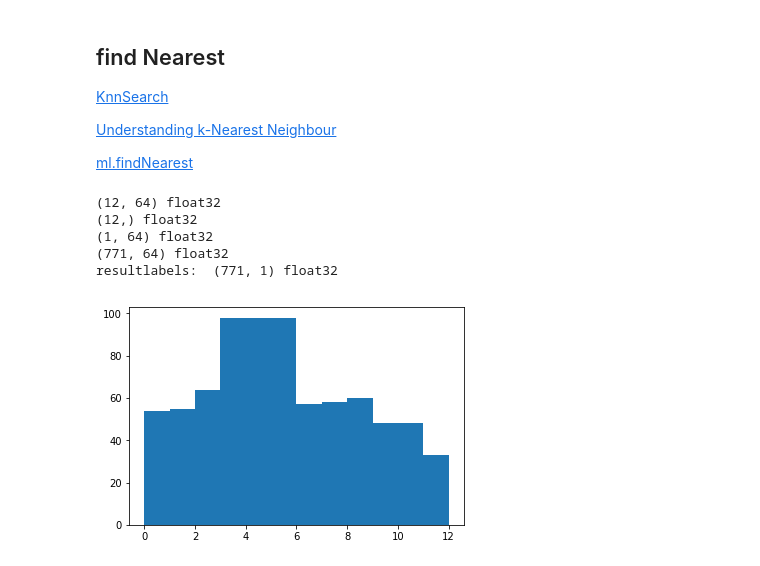
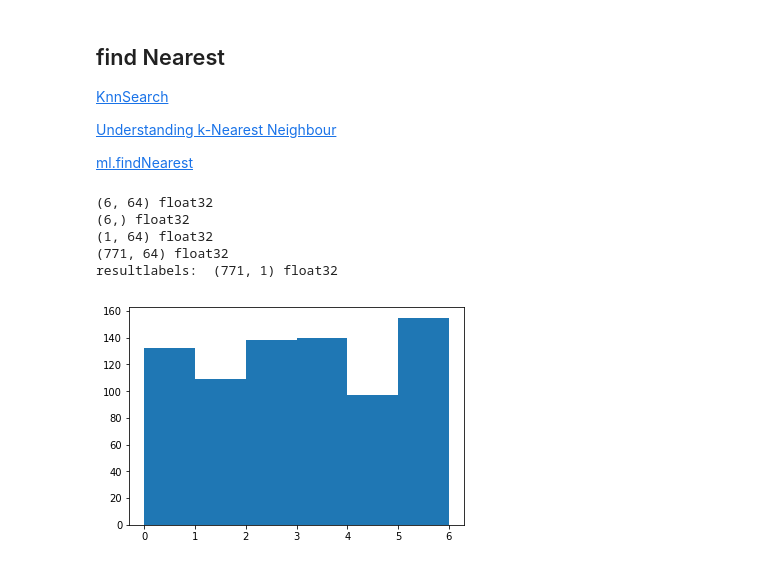
Before and after one commit to suzuki-tr/opencvtest, a Jupyter notebook: tutorial/clustering.ipynb, the cells around one changed output. Cells and saved outputs as stored; diff of their text form; code cells hidden in the pictures.

Commit message:
clustering

```diff
--- a/tutorial/clustering.ipynb
+++ b/tutorial/clustering.ipynb
@@ -236,7 +253,10 @@ resultlabels (187416, 1) float32 [ 7.]
 # %%
 bgr = cv.imread('messi5.jpg')
 gray = cv.cvtColor(bgr, cv.COLOR_BGR2GRAY)
-cluster_n = 12
+plt.imshow(gray)
+plt.gray()
+plt.show()
+cluster_n = 6
 
 kaze = cv.KAZE_create() #64dimensions
 kp, des = kaze.detectAndCompute(gray,None)
@@ -301,26 +322,26 @@ centers of K-means -> PCA (to Visualize)
 
 [ml.findNearest](https://docs.opencv.org/3.3.1/dd/de1/classcv_1_1ml_1_1KNearest.html#a312f975c24725b57200e221a97474b45)
 # %%
-newcomers = np.array([[-7,-1,6,8,-8,-3,1,1,1,-3,1,1,9,-5,7,6,-2,1,1,1,-1,2,1,2,4,3,1,1,2,4,1,\
-             1,2,7,1,1,1,1,1,3,-7,7,2,2,-5,-1,1,1,3,3,9,1,-1,-2,1,1,-6,-3,1,1,-1,1,8,7]],dtype='float32')
+#newcomers = np.array([[-7,-1,6,8,-8,-3,1,1,1,-3,1,1,9,-5,7,6,-2,1,1,1,-1,2,1,2,4,3,1,1,2,4,1,\
+#             1,2,7,1,1,1,1,1,3,-7,7,2,2,-5,-1,1,1,3,3,9,1,-1,-2,1,1,-6,-3,1,1,-1,1,8,7]],dtype='float32')
 centerslabel=np.array([idx for idx,center in enumerate(centers)],dtype='float32')
 
 print(centers.shape,centers.dtype)
 print(centerslabel.shape,centerslabel.dtype)
 print(newcomers.shape,newcomers.dtype)
 print(des.shape,des.dtype)
 
 knn = cv.ml.KNearest_create()
 knn.train(centers,cv.ml.ROW_SAMPLE ,centerslabel)
 ret, resultlabels, neighbours, dist = knn.findNearest(des, 1)
 print ("resultlabels: ", resultlabels.shape,resultlabels.dtype)
 
 plt.hist(resultlabels,cluster_n,[0,cluster_n])
 plt.show()
 # %% [output]
-(12, 64) float32
-(12,) float32
+(6, 64) float32
+(6,) float32
 (1, 64) float32
 (771, 64) float32
 resultlabels:  (771, 1) float32
-[figure, old version]
+[figure, new version]
```
Also changed, not shown: parts of 6 cells of this notebook.
